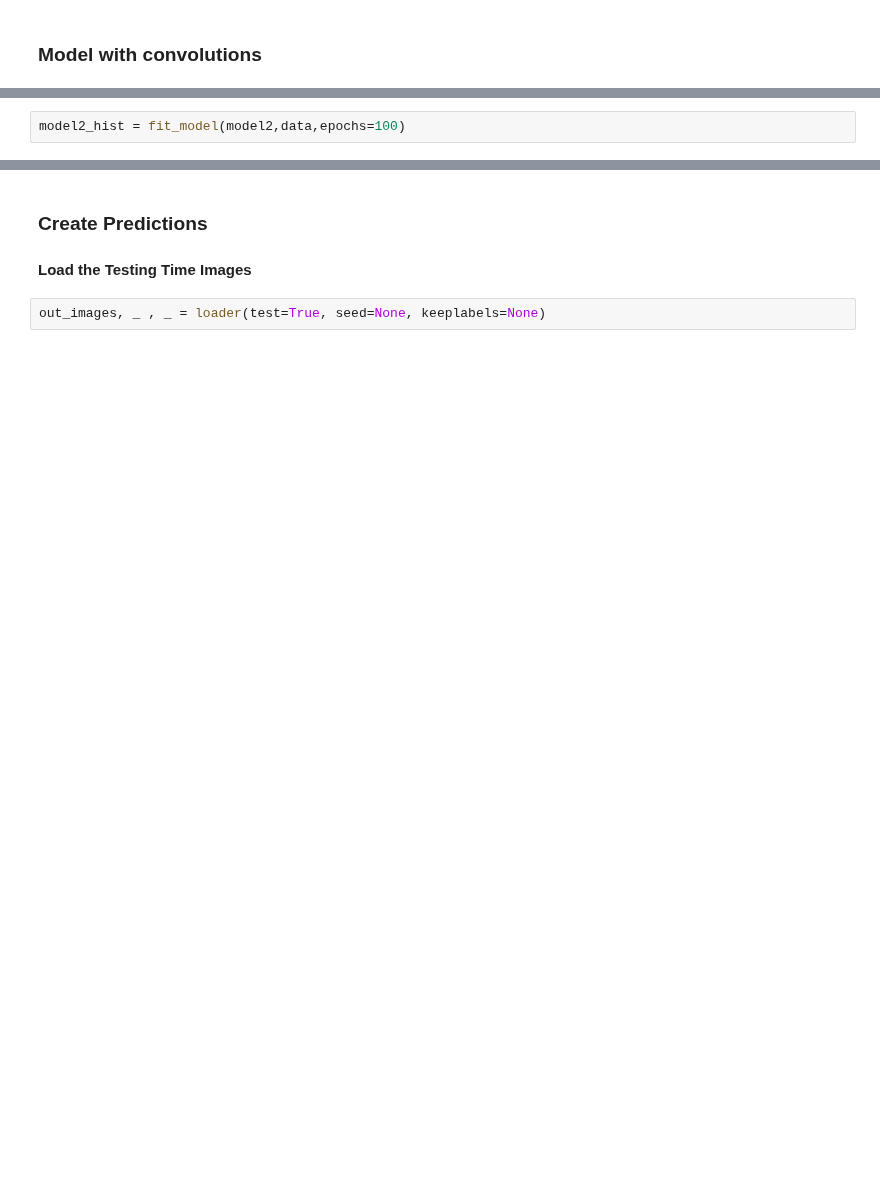
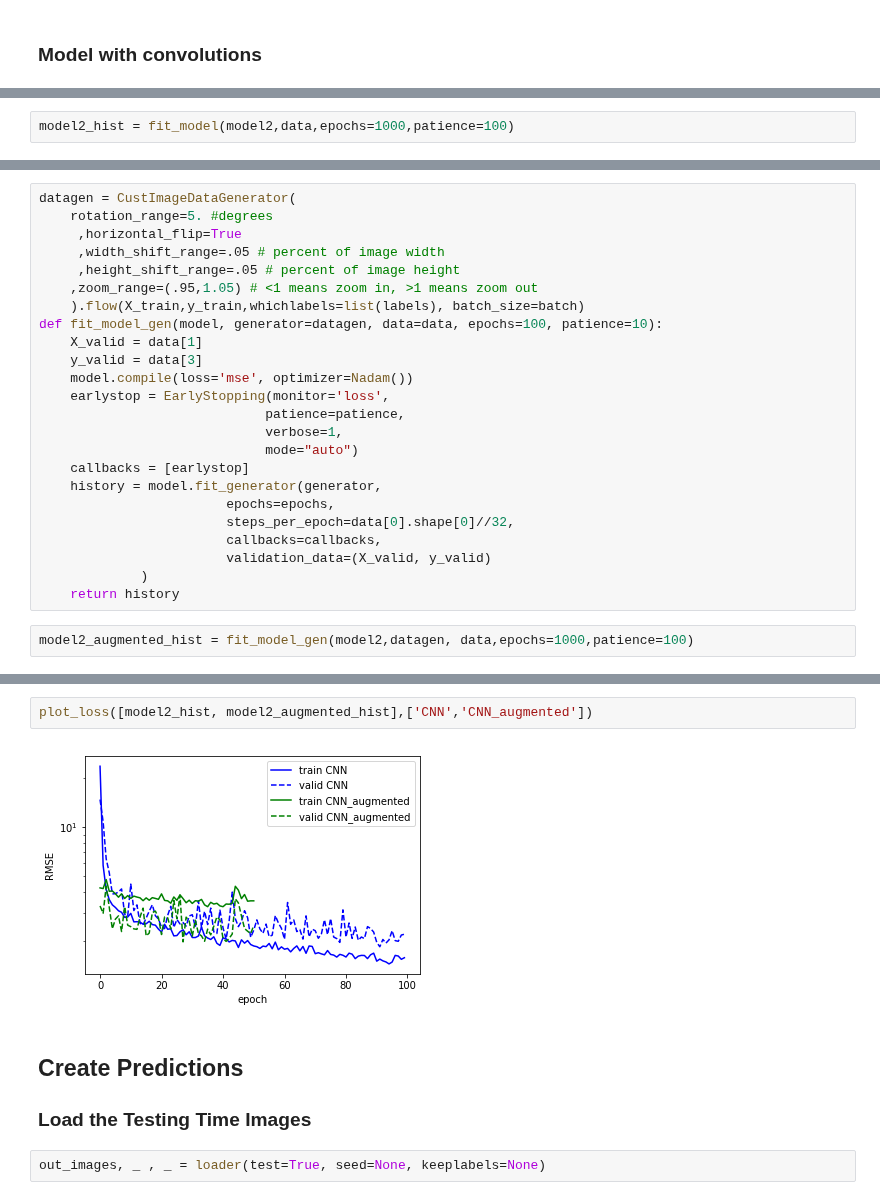
Before and after one commit to dvanlunen/facial-keypoints-NN, a Jupyter notebook: Facial Keypoints.ipynb, the cells around one changed output, grey strips where cells are left out. Saved outputs shown, nothing was run; the diff lists cells and outputs as text; blank space fills up the shorter version.

```diff
--- a/Facial Keypoints.ipynb
+++ b/Facial Keypoints.ipynb
@@ -306,7 +319,7 @@ Non-trainable params: 0
 _________________________________________________________________
 None
 # %%
-model2_hist = fit_model(model2,data,epochs=100)
+model2_hist = fit_model(model2,data,epochs=1000,patience=100)
 # %% [output]
 Train on 1712 samples, validate on 428 samples
 Epoch 1/100
@@ -331,0 +347,26 @@ plot_loss([model1BN_hist, model2_hist],['dense1_BN','CNN'])
+# %%
+datagen = CustImageDataGenerator(
+    rotation_range=5. #degrees
+     ,horizontal_flip=True
+     ,width_shift_range=.05 # percent of image width
+     ,height_shift_range=.05 # percent of image height
+    ,zoom_range=(.95,1.05) # <1 means zoom in, >1 means zoom out
+    ).flow(X_train,y_train,whichlabels=list(labels), batch_size=batch)
+def fit_model_gen(model, generator=datagen, data=data, epochs=100, patience=10):
+    X_valid = data[1]
+    y_valid = data[3]
+    model.compile(loss='mse', optimizer=Nadam())
+    earlystop = EarlyStopping(monitor='loss',
+                             patience=patience,
+                             verbose=1,
+                             mode="auto")
+    callbacks = [earlystop]
+    history = model.fit_generator(generator,
+                        epochs=epochs,
+                        steps_per_epoch=data[0].shape[0]//32,
+                        callbacks=callbacks,
+                        validation_data=(X_valid, y_valid)
+             )
+    return history
+# %%
+model2_augmented_hist = fit_model_gen(model2,datagen, data,epochs=1000,patience=100)
@@ -332,6 +391,10 @@ plot_loss([model1BN_hist, model2_hist],['dense1_BN','CNN'])
+# %%
+plot_loss([model2_hist, model2_augmented_hist],['CNN','CNN_augmented'])
+# %% [output]
+[figure, added]
 # %% [markdown]
-### Create Predictions
-#### Load the Testing Time Images
+## Create Predictions
+### Load the Testing Time Images
 # %%
 out_images, _ , _ = loader(test=True, seed=None, keeplabels=None)
 # %% [markdown]
```
Also changed, not shown: parts of 17 cells of this notebook, 3 other files.
